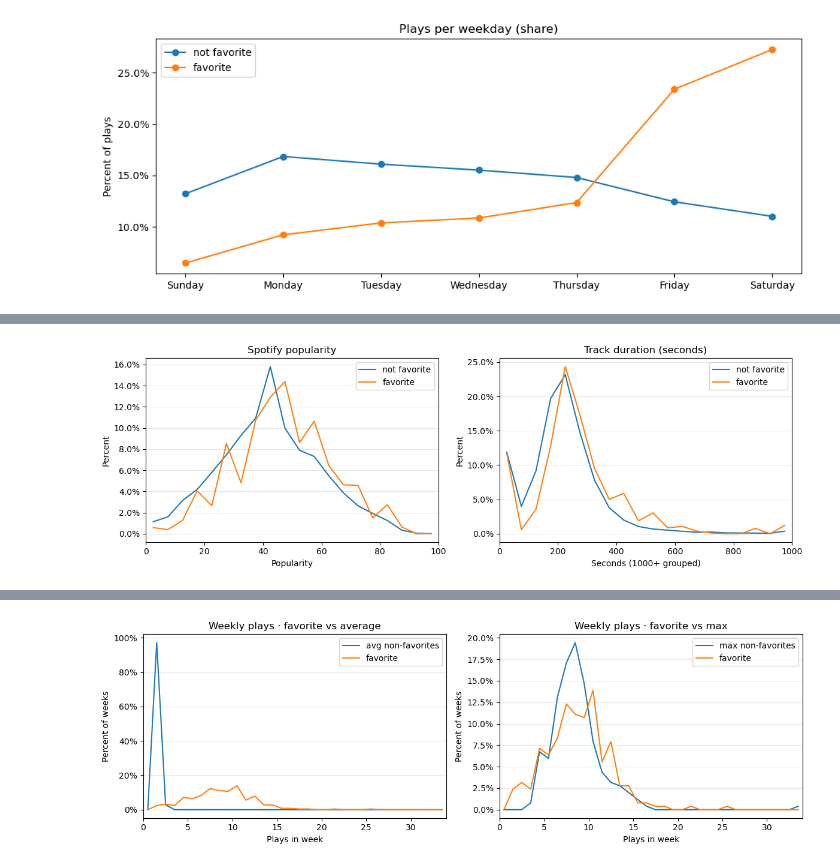
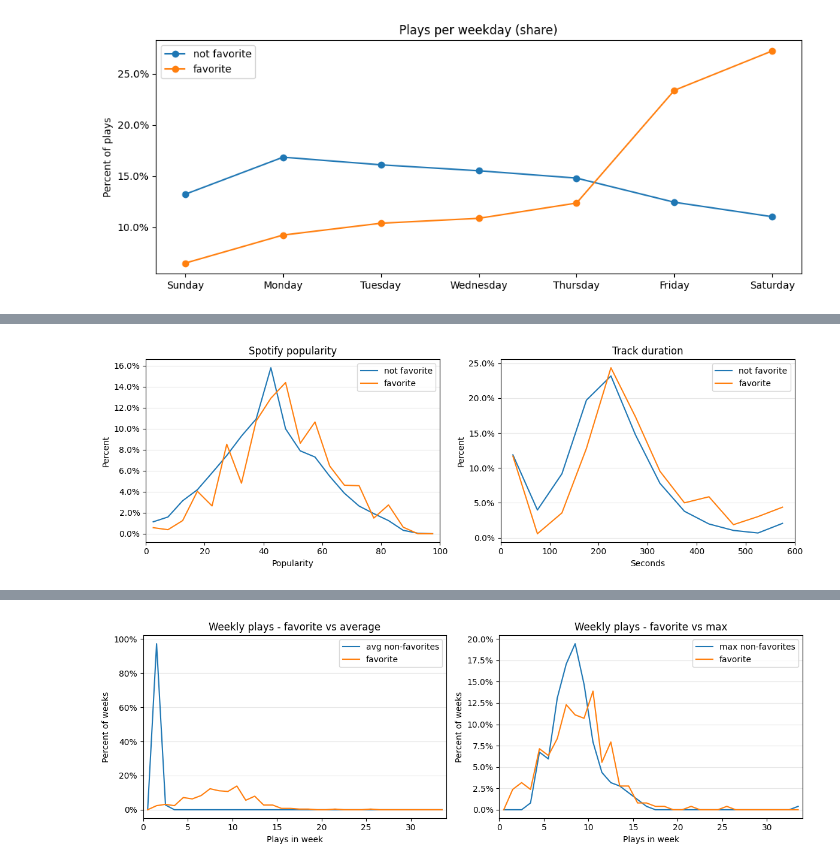
Before and after one commit to Tyainss/song-of-the-week, a Jupyter notebook: notebooks/00_eda.ipynb, the cells around one changed output, grey strips where cells are left out. Drawn from its saved outputs; the diff is of its cells as text; code cells hidden in the pictures.

```diff
--- a/notebooks/00_eda.ipynb
+++ b/notebooks/00_eda.ipynb
@@ -560,15 +619,14 @@ if "spotify_popularity" in df.columns:
     axes[0].set_xlabel("Popularity")
     axes[0].set_ylabel("Count")
 
-# Right: Track duration with 1000+ bucket
+# Right: Track duration with 600+ bucket
 if "track_duration" in df.columns:
     d = pd.to_numeric(df["track_duration"], errors="coerce").dropna()
-    d_capped = d.where(d <= 1000, 1000)  # put all >1000 into 1000 bin
-    # bins from 0 to 1000, plus the final 1000 bucket
-    bins = list(range(0, 1001, 50))
+    d_capped = d.where(d <= 600, 600)  # put all >600 into 600 bin
+    bins = list(range(0, 601, 50))
     axes[1].hist(d_capped, bins=bins, rwidth=0.95)
-    axes[1].set_title("Track duration (seconds)")
-    axes[1].set_xlabel("Seconds (1000+ grouped)")
+    axes[1].set_title("Track duration")
+    axes[1].set_xlabel("Seconds")
     axes[1].set_ylabel("Count")
 
 plt.tight_layout()
@@ -620,37 +690,37 @@ if "spotify_popularity" in df.columns:
     x1, y1 = line_dist_percent(df.loc[fav_mask,  "spotify_popularity"], pop_bins)
 
     ax = axes[0]
     ax.plot(x0, y0, label="not favorite")
     ax.plot(x1, y1, label="favorite")
     ax.set_title("Spotify popularity")
     ax.set_xlabel("Popularity")
     ax.set_ylabel("Percent")
     ax.set_xlim(pop_bins[0], pop_bins[-1])
     ax.yaxis.set_major_formatter(mtick.PercentFormatter())
     ax.legend()
     ax.grid(True, axis="y", alpha=0.3)
 
-# Right: Track duration (seconds), 1000+ grouped
+# Right: Track duration (seconds), 600+ grouped
 if "track_duration" in df.columns:
-    dur_bins = np.arange(0, 1001, 50)
+    dur_bins = np.arange(0, 601, 50)
     fav_mask = df["is_week_favorite"] == 1
-    # cap >1000 to 1000 so they land in last bin
-    dur = pd.to_numeric(df["track_duration"], errors="coerce").clip(upper=1000)
+    # cap >600 to 600 so they land in last bin
+    dur = pd.to_numeric(df["track_duration"], errors="coerce").clip(upper=600)
     x0, y0 = line_dist_percent(dur[~fav_mask], dur_bins)
     x1, y1 = line_dist_percent(dur[fav_mask],  dur_bins)
 
     ax = axes[1]
     ax.plot(x0, y0, label="not favorite")
     ax.plot(x1, y1, label="favorite")
-    ax.set_title("Track duration (seconds)")
-    ax.set_xlabel("Seconds (1000+ grouped)")
+    ax.set_title("Track duration")
+    ax.set_xlabel("Seconds")
     ax.set_ylabel("Percent")
     ax.set_xlim(dur_bins[0], dur_bins[-1])
     ax.yaxis.set_major_formatter(mtick.PercentFormatter())
     ax.legend()
     ax.grid(True, axis="y", alpha=0.3)
 
 plt.tight_layout()
 plt.show()
 # %% [output]
-[figure, old version]
+[figure, new version]
```
Also changed, not shown: parts of 45 cells of this notebook.
